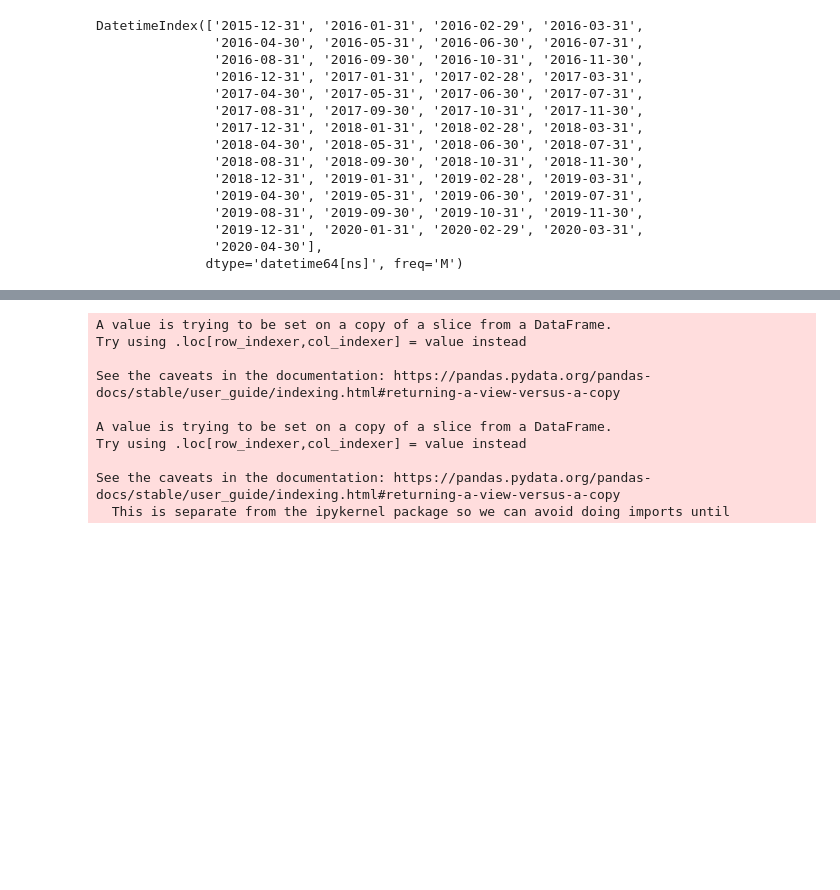
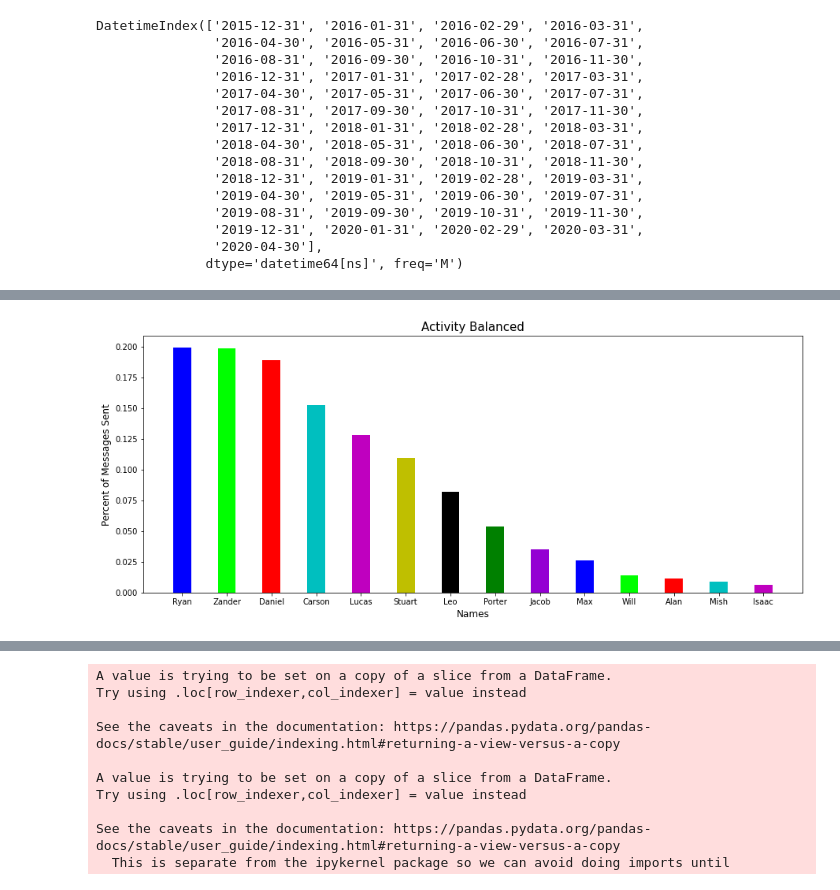
Before and after one commit to porterehunley/TheGroupMeProject, a Jupyter notebook: Analysis.ipynb, the cells around one changed output, grey strips where cells are left out. Drawn from its saved outputs; the diff is of its cells as text; code cells hidden in the pictures; blank space fills up the shorter version.

```diff
--- a/Analysis.ipynb
+++ b/Analysis.ipynb
@@ -292,0 +327,15 @@ plt.show()
+# %%
+#Get the last add_rem message per person
+#Get the first add_rem per person
+
+start_end = {}
+# print(data.true_name.eq("Lucas"))
+for name in name_dict.keys():
+    if name != 'System':
+        start_date = data[data["true_name"] == name].iloc[-1]['year_month']
+        end_date = data[data["true_name"] == name].iloc[0]['year_month']
+
+        start_end[name] = (start_date, end_date)
+
+start_end['Max'] = start_end['Max'][0], pd.Timestamp(2020, 5, 8)
+print(start_end)
@@ -292,0 +344,17 @@ plt.show()
+# %%
+#Lets get the percentage of messages sent during their time in the GroupMe
+
+percent_message_sent = {}
+for name in name_dict.keys():
+    if name == 'System':
+        continue
+
+    #get duration
+    rows = data[(data['year_month'] > start_end[name][0]) & (data['year_month'] < start_end[name][1])]
+    sent = len(rows[rows['true_name']==name].index)
+    total_sent = len(rows.index)
+
+
+    percent_message_sent[name] = sent / total_sent
+
+percent_message_sent
@@ -292,0 +376,15 @@ plt.show()
+# %%
+#Now plot the results
+import matplotlib.pyplot as plt
+
+plt.figure(figsize=(15, 6))
+plt.title("Activity Balanced", fontsize=15)
+plt.ylabel("Percent of Messages Sent", fontsize=12)
+plt.xlabel("Names", fontsize=12)
+
+percent_message_sent = {k: v for k, v in sorted(percent_message_sent.items(), key=lambda item: item[1], reverse=True)}
+
+plt.bar(x=percent_message_sent.keys(), height=percent_message_sent.values(), width=.4, color=COLORS)
+plt.show()
+# %% [output]
+[figure, added]
```
Also changed, not shown: parts of 64 cells of this notebook, 19 other files.
